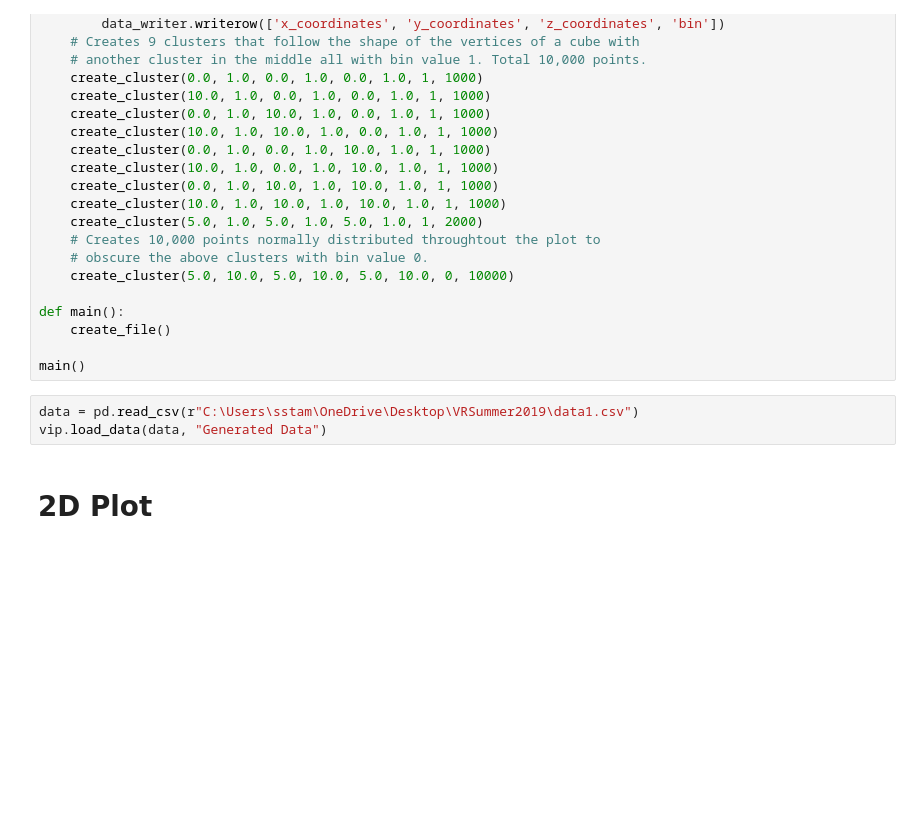
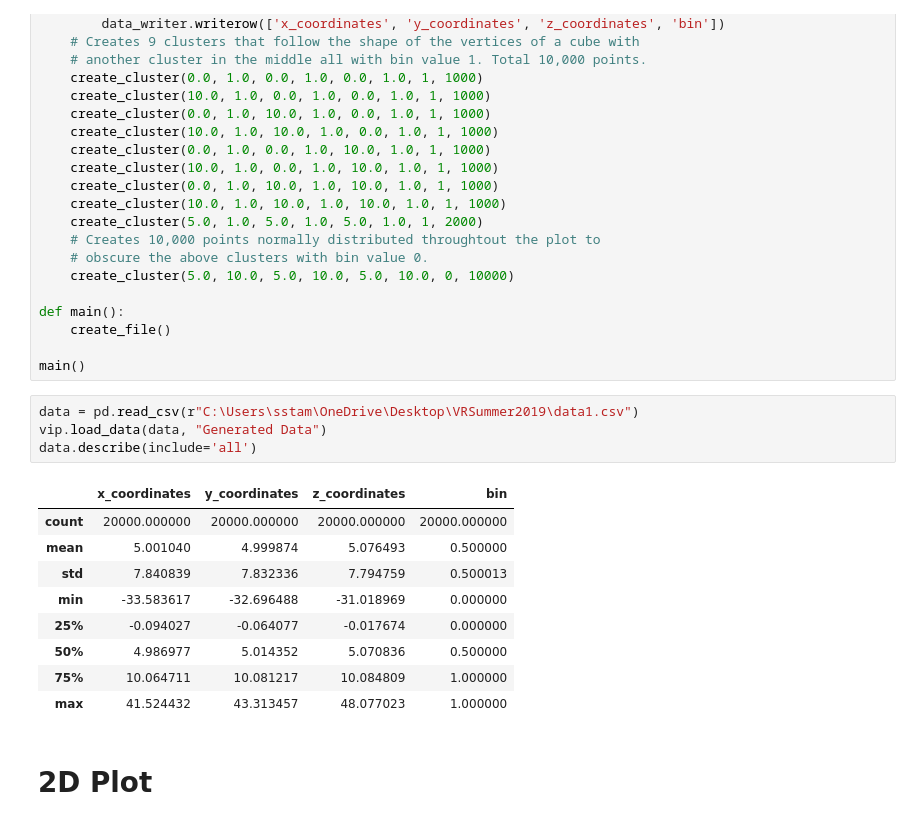
Before and after one commit to alexjanosi/VRSummer2019, a Jupyter notebook: VIP_plots.ipynb, the cells around one changed output. Drawn from its saved outputs; the diff is of its cells as text; blank space fills up the shorter version.

```diff
--- a/VIP_plots.ipynb
+++ b/VIP_plots.ipynb
@@ -75,6 +75,17 @@ main()
 # %%
 data = pd.read_csv(r"C:\Users\sstam\OneDrive\Desktop\VRSummer2019\data1.csv")
 vip.load_data(data, "Generated Data")
+data.describe(include='all')
+# %% [output]
+|  | x_coordinates | y_coordinates | z_coordinates | bin |
+| count | 20000.000000 | 20000.000000 | 20000.000000 | 20000.000000 |
+| mean | 5.001040 | 4.999874 | 5.076493 | 0.500000 |
+| std | 7.840839 | 7.832336 | 7.794759 | 0.500013 |
+| min | -33.583617 | -32.696488 | -31.018969 | 0.000000 |
+| 25% | -0.094027 | -0.064077 | -0.017674 | 0.000000 |
+| 50% | 4.986977 | 5.014352 | 5.070836 | 0.500000 |
+| 75% | 10.064711 | 10.081217 | 10.084809 | 1.000000 |
+| max | 41.524432 | 43.313457 | 48.077023 | 1.000000 |
 # %% [markdown]
 # 2D Plot
 # %%
```
Also changed, not shown: parts of 3 cells of this notebook, 1 other file.
